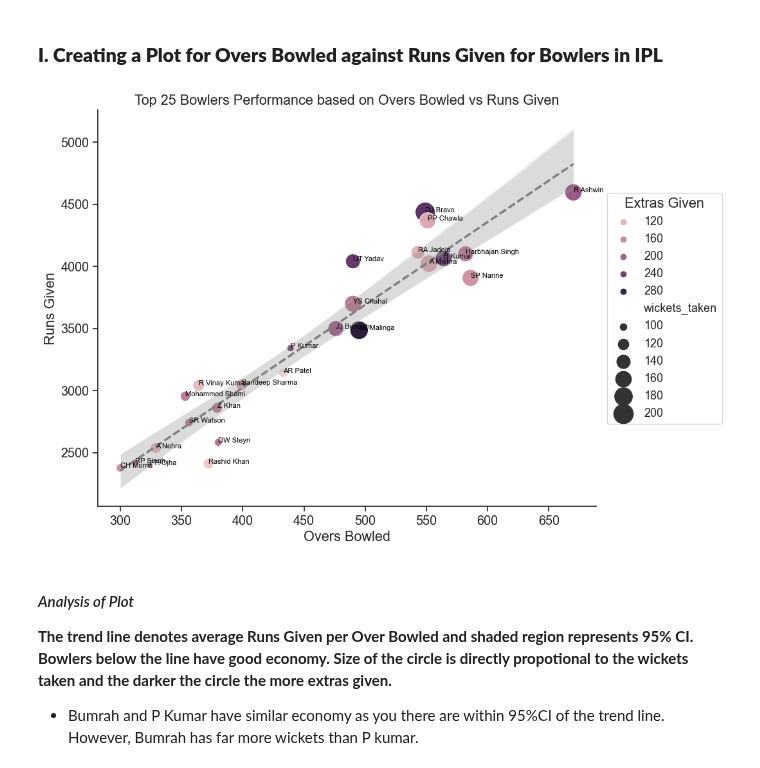
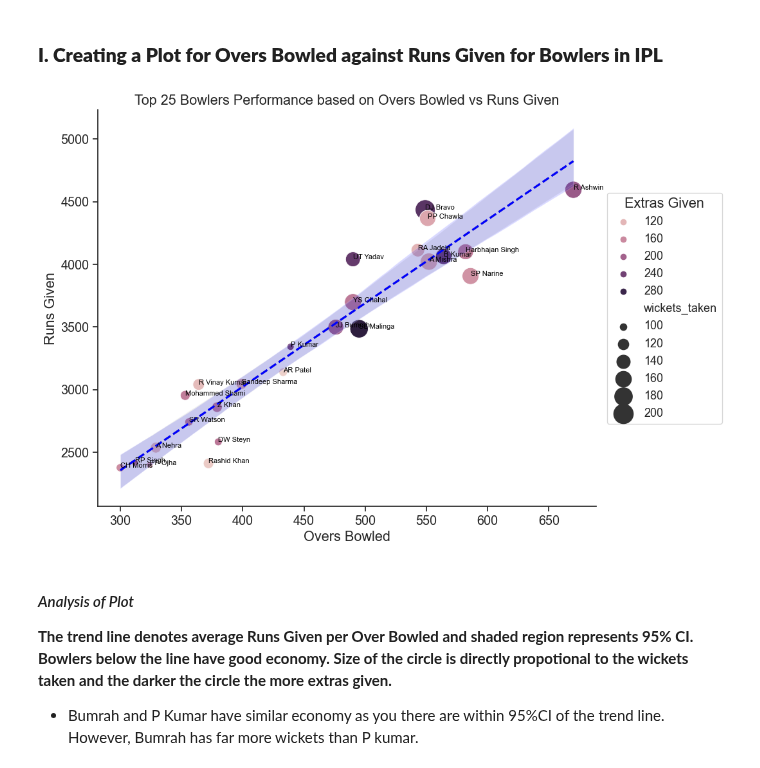
Before and after one commit to ubco-W2022T2-data301/project-group-group60, a Jupyter notebook: analysis/analysis2.ipynb, the cells around one changed output. Saved outputs shown, nothing was run; the diff lists cells and outputs as text; code cells hidden in the pictures.

```diff
--- a/analysis/analysis2.ipynb
+++ b/analysis/analysis2.ipynb
@@ -63,27 +63,27 @@ bowler_stats
 # %%
 bs = bowler_stats.sort_values('wickets_taken', ascending=False).head(25).copy()
 
 #Creating Plot
 fig, ax = plt.subplots(figsize=(10, 8))
 scatterplot = sns.scatterplot(x='overs_bowled', y='total_run', hue='extras_given', size='wickets_taken', sizes=(50, 500), data=bs.reset_index(), ax=ax)
 for line in range(0,bs.shape[0]):
      scatterplot.text(bs.overs_bowled.iloc[line]+0.05, bs.total_run.iloc[line], bs.index[line], ha='left', fontsize=8, color='black')
 
 avg_run = bs['total_run'].mean()
 avg_ovr = bs['overs_bowled'].mean()
 
 sns.regplot(x='overs_bowled', y='total_run', data=bs.reset_index(), scatter=False, ax=ax, color='gray', line_kws={'linestyle':'--'})
-sns.regplot(x='overs_bowled', y='total_run', data=bs.reset_index(), scatter=False, ax=ax, color='gray', line_kws={'linestyle':'--'})
+sns.regplot(x='overs_bowled', y='total_run', data=bs.reset_index(), scatter=False, ax=ax, color='blue', line_kws={'linestyle':'--'})
 
 ax.set_xlabel('Overs Bowled')
 ax.set_ylabel('Runs Given')
 ax.set_title('Top 25 Bowlers Performance based on Overs Bowled vs Runs Given')
 
 handles, labels = ax.get_legend_handles_labels()
 ax.legend(handles=handles[1:], labels=labels[1:], title='Extras Given', loc='center left', bbox_to_anchor=(1.01, 0.5), fontsize='small')
 plt.show()
 # %% [output]
-[figure, old version]
+[figure, new version]
 # %% [markdown]
 #### *Analysis of Plot*
 **The trend line denotes average Runs Given per Over Bowled and shaded region represents 95% CI. Bowlers below the line have good economy. Size of the circle is directly propotional to the wickets taken and the darker the circle the more extras given.**
```
